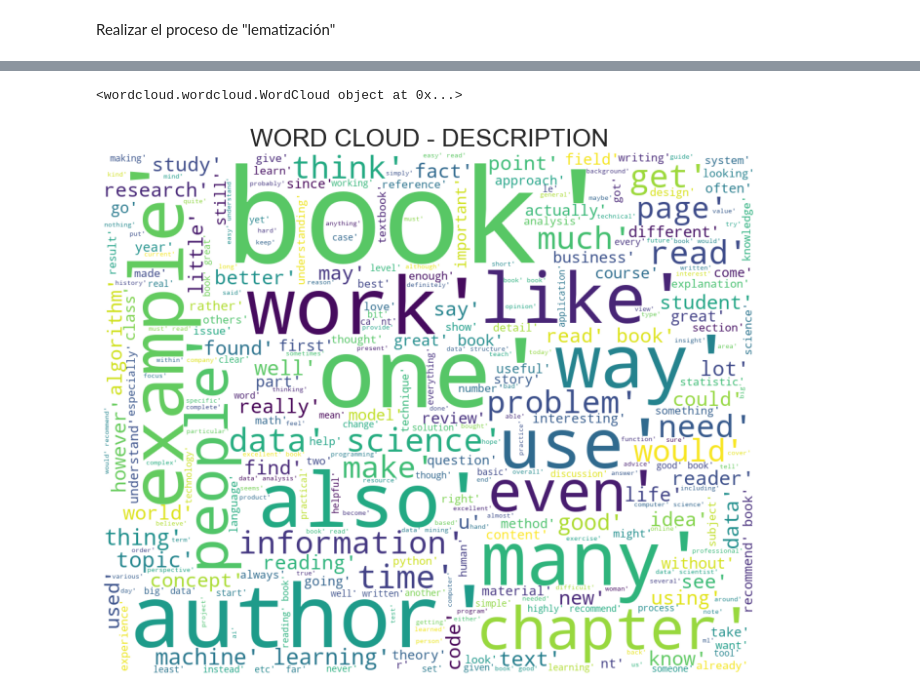
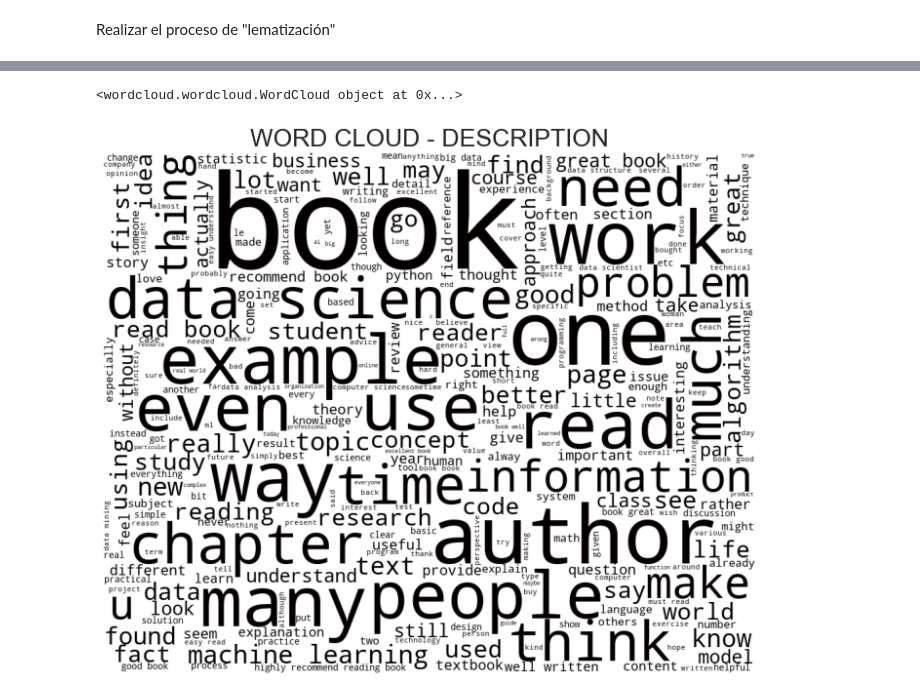
Before and after one commit to luisenerio/ProcesamientoDatosLuisLopezNerio1487280, a Jupyter notebook: Tarea1/Tarea1LuisLopezNerio.ipynb, the cells around one changed output, grey strips where cells are left out. Saved outputs shown, nothing was run; the diff lists cells and outputs as text; code cells hidden in the pictures.

```diff
--- a/Tarea1/Tarea1LuisLopezNerio.ipynb
+++ b/Tarea1/Tarea1LuisLopezNerio.ipynb
@@ -85,5 +91,10 @@ comentario
 # %% [markdown]
 Tokenizar(separar en palabras)
+# %%
+#comentario.replace("\'", "")
+import re
+comentario =  re.sub('[^a-zA-Z]',' ',comentario)
+#comentario
 # %%
 palabras = word_tokenize(comentario)
 #palabras
@@ -157,15 +151,18 @@ from wordcloud import WordCloud, STOPWORDS
 #newStopWords = ['fruit', "Drink", "black", 'wine', 'drink']
 
 #stopwords.update(newStopWords)
+def black_color_func(word, font_size, position,orientation,random_state=None, **kwargs):
+    return("hsl(0,100%, 1%)")
 
 wordcloud = WordCloud(
     background_color='white',
     #stopwords=stopwords,
-    max_words=300,
+    max_words=500,
     max_font_size=200,
     width=1000, height=800,
     random_state=42,
-).generate(" ".join(base['comment'].astype(str)))
+).generate(" ".join(palabras))
+wordcloud.recolor(color_func = black_color_func)
 
 print(wordcloud)
 fig = plt.figure(figsize = (12,14))
@@ -181,8 +179,10 @@ Realizar el preprosemiento para todos los datos
 # %%
 def preprocesamiento2(comentario):
+    comentario =  re.sub('[^a-zA-Z]',' ',comentario)
     palabras = word_tokenize(comentario)
     palabras = [palabra.lower() for palabra in palabras ]
-    palabras = [palabra.translate(tabla) for palabra in palabras]
+
+    #palabras = [palabra.translate(tabla) for palabra in palabras]
     palabras = [palabra for palabra in palabras if palabra.isalpha()]
     palabras = [palabra for palabra in palabras if not palabra in stop_words]
     palabras = [lemmatizer.lemmatize(palabra) for palabra in palabras]
@@ -213,3 +206,5 @@ base
 | 20645 | 5.0 | Overall, I think this is an excel... | https://www.amazon.com/dp/0980200482 | 89 | [overall, think, excellent, resou... |
 | 20646 | 5.0 | GREAT | https://www.amazon.com/dp/0980200482 | 1 | [great] |
 20647 rows × 5 columns
+# %%
+texto_total = re.sub('[^a-zA-Z ]',''," ".join(base['lematize'].astype(str)))
@@ -216,28 +216,21 @@ base
 # %%
-import matplotlib.pyplot as plt
-from wordcloud import WordCloud, STOPWORDS
 
-#stopwords = set(STOPWORDS)
-
-#newStopWords = ['fruit', "Drink", "black", 'wine', 'drink']
-
-#stopwords.update(newStopWords)
 
 wordcloud = WordCloud(
     background_color='white',
     #stopwords=stopwords,
     max_words=300,
     max_font_size=200,
     width=1000, height=800,
     random_state=42,
-).generate(" ".join(base['lematize'].astype(str)))
-
+).generate(texto_total )
+wordcloud.recolor(color_func = black_color_func)
 print(wordcloud)
 fig = plt.figure(figsize = (12,14))
 plt.imshow(wordcloud)
 plt.title("WORD CLOUD - DESCRIPTION",fontsize=25)
 plt.axis('off')
 plt.show()
 # %% [output]
 <wordcloud.wordcloud.WordCloud object at 0x...>
-[figure, old version]
+[figure, new version]
```
Also changed, not shown: parts of 25 cells of this notebook, 8 other files.
